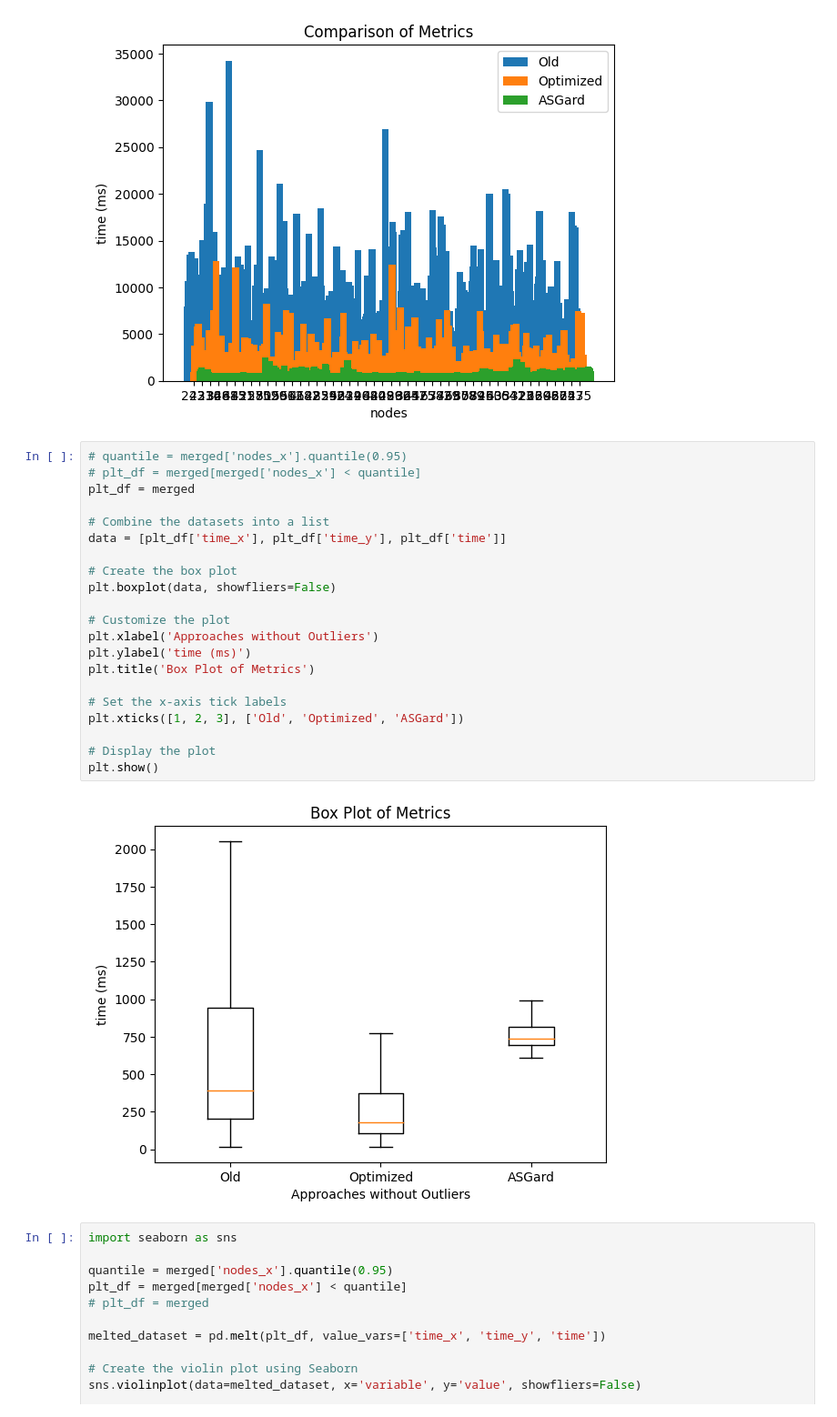
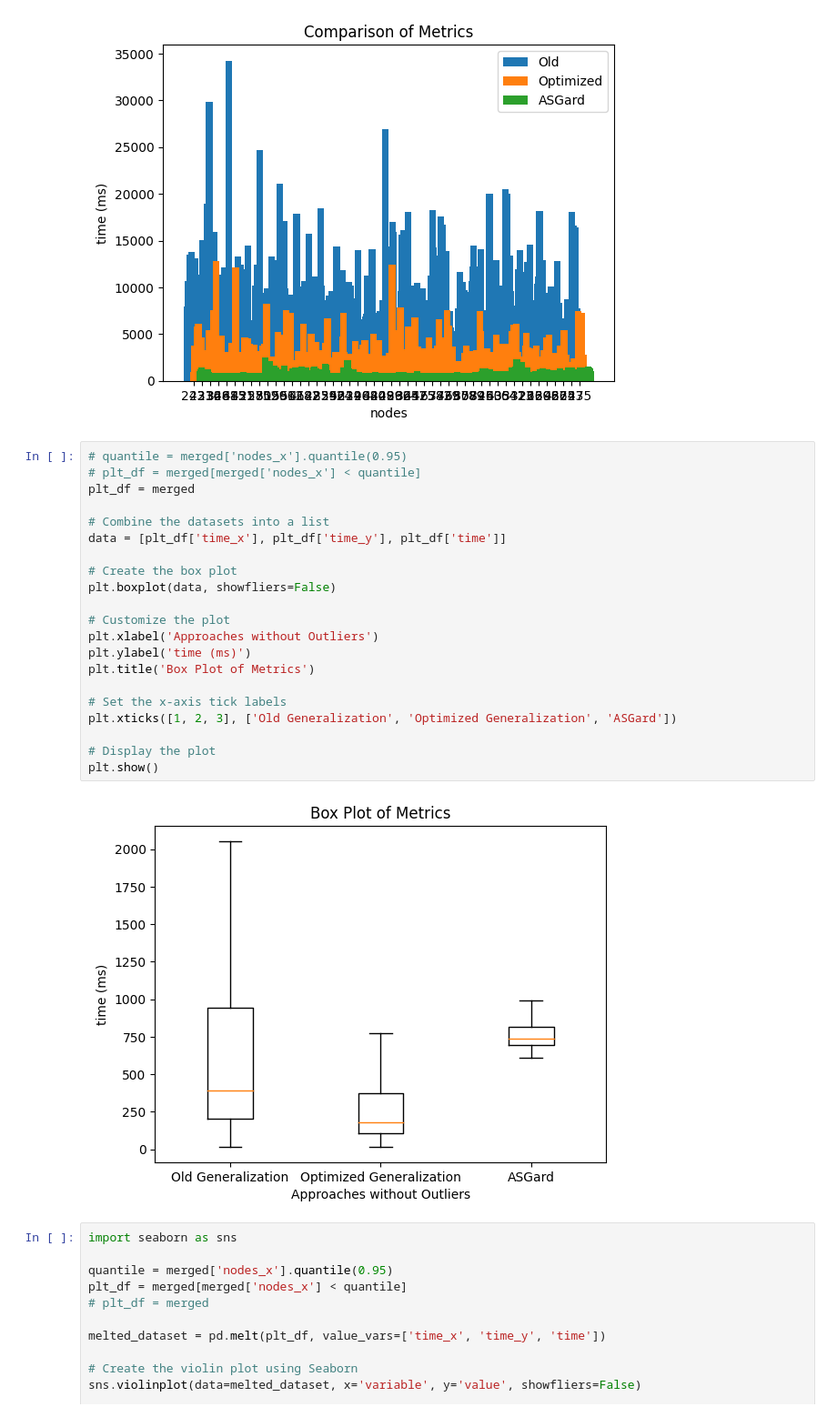
Before and after one commit to mreza-kiani/graph-generalization-algorithm, a Jupyter notebook: src/main/resources/scripts/performance/analyzer.ipynb, the cells around one changed output. Shown at 91% size. Cells and saved outputs as stored; diff of their text form.

Commit message:
Add some new performance diagrams

```diff
--- a/src/main/resources/scripts/performance/analyzer.ipynb
+++ b/src/main/resources/scripts/performance/analyzer.ipynb
@@ -394,26 +379,26 @@ plt.show()
 # %%
 # quantile = merged['nodes_x'].quantile(0.95)
 # plt_df = merged[merged['nodes_x'] < quantile]
 plt_df = merged
 
 # Combine the datasets into a list
 data = [plt_df['time_x'], plt_df['time_y'], plt_df['time']]
 
 # Create the box plot
 plt.boxplot(data, showfliers=False)
 
 # Customize the plot
 plt.xlabel('Approaches without Outliers')
 plt.ylabel('time (ms)')
 plt.title('Box Plot of Metrics')
 
 # Set the x-axis tick labels
-plt.xticks([1, 2, 3], ['Old', 'Optimized', 'ASGard'])
+plt.xticks([1, 2, 3], ['Old Generalization', 'Optimized Generalization', 'ASGard'])
 
 # Display the plot
 plt.show()
 # %% [output]
-[figure, old version]
+[figure, new version]
 # %%
 import seaborn as sns
 
```
Also changed, not shown: parts of 11 cells of this notebook.
